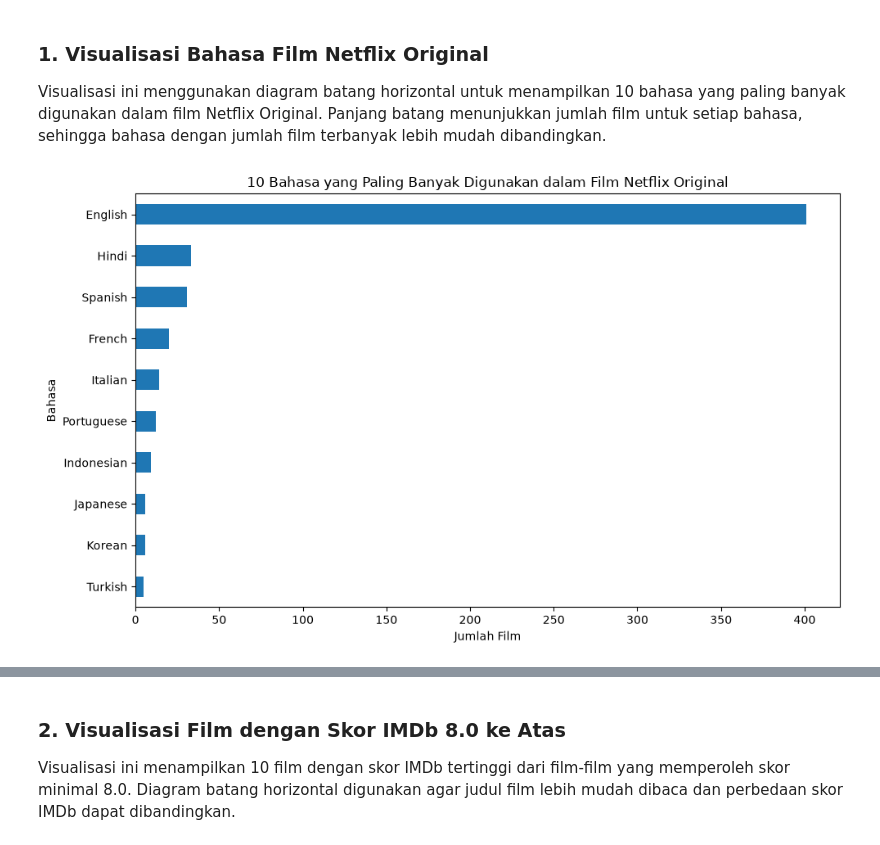
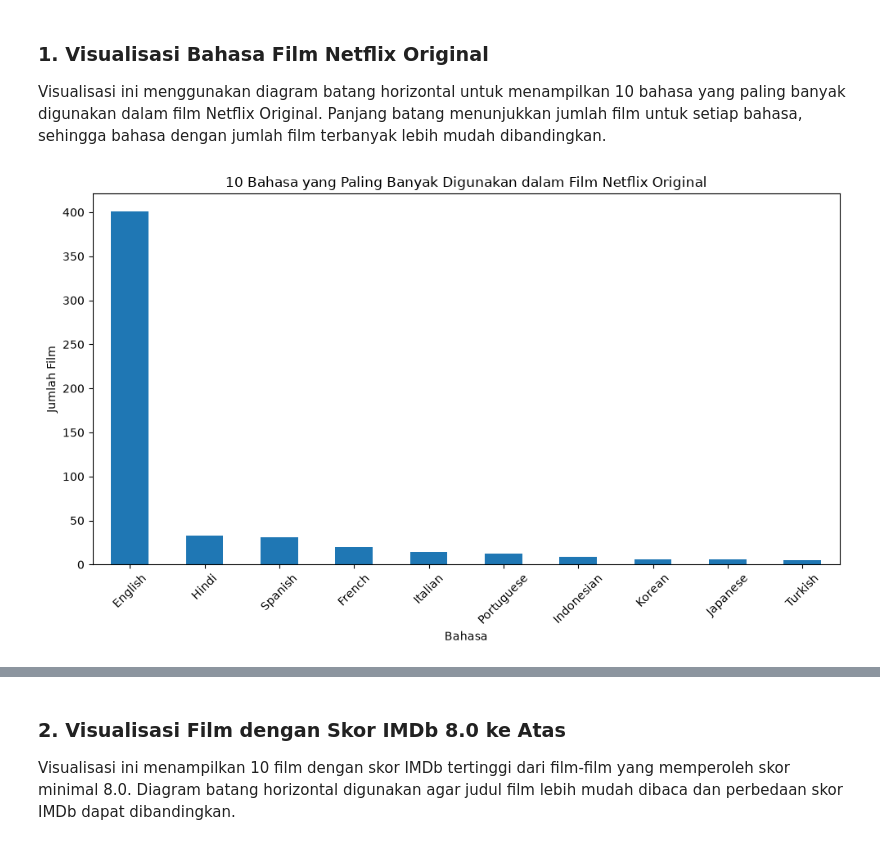
Before and after one commit to Ahmad-Yaisy-Ramdhani/analisis-data-film-netflix-original, a Jupyter notebook: notebooks/04_visualisasi_insight.ipynb, the cells around one changed output, grey strips where cells are left out. Cells and saved outputs as stored; diff of their text form; code cells hidden in the pictures.

```diff
--- a/notebooks/04_visualisasi.ipynb
+++ b/notebooks/04_visualisasi_insight.ipynb
@@ -5,24 +5,29 @@ Visualisasi ini menggunakan diagram batang horizontal untuk menampilkan 10 bahas
 # %%
 import pandas as pd
 import matplotlib.pyplot as plt
 
 # Membaca dataset hasil cleaning
 df_clean = pd.read_csv(
     "../data/netflix_clean.csv",
     parse_dates=["Premiere"]
 )
 
 # Menghitung 10 bahasa terbanyak
 bahasa_top10 = df_clean["Language"].value_counts().head(10)
 
-# Membuat visualisasi
+# Membuat visualisasi diagram batang vertikal
 plt.figure(figsize=(10, 6))
-bahasa_top10.sort_values().plot(kind="barh")
+
+# Menggunakan kind="bar", dan .sort_values() dihapus agar default
+# menampilkan dari yang tertinggi (sebelah kiri) ke terendah
+bahasa_top10.plot(kind="bar")
 
 plt.title("10 Bahasa yang Paling Banyak Digunakan dalam Film Netflix Original")
-plt.xlabel("Jumlah Film")
-plt.ylabel("Bahasa")
+plt.xlabel("Bahasa")      # Sumbu mendatar (X) sekarang adalah Bahasa
+plt.ylabel("Jumlah Film") # Sumbu tegak (Y) sekarang adalah Jumlah
+plt.xticks(rotation=45)   # Memutar label bahasa 45 derajat agar rapi terbaca
+
 plt.tight_layout()
 plt.show()
 # %% [output]
-[figure, old version]
+[figure, new version]
```
Also changed, not shown: parts of 3 cells of this notebook.
